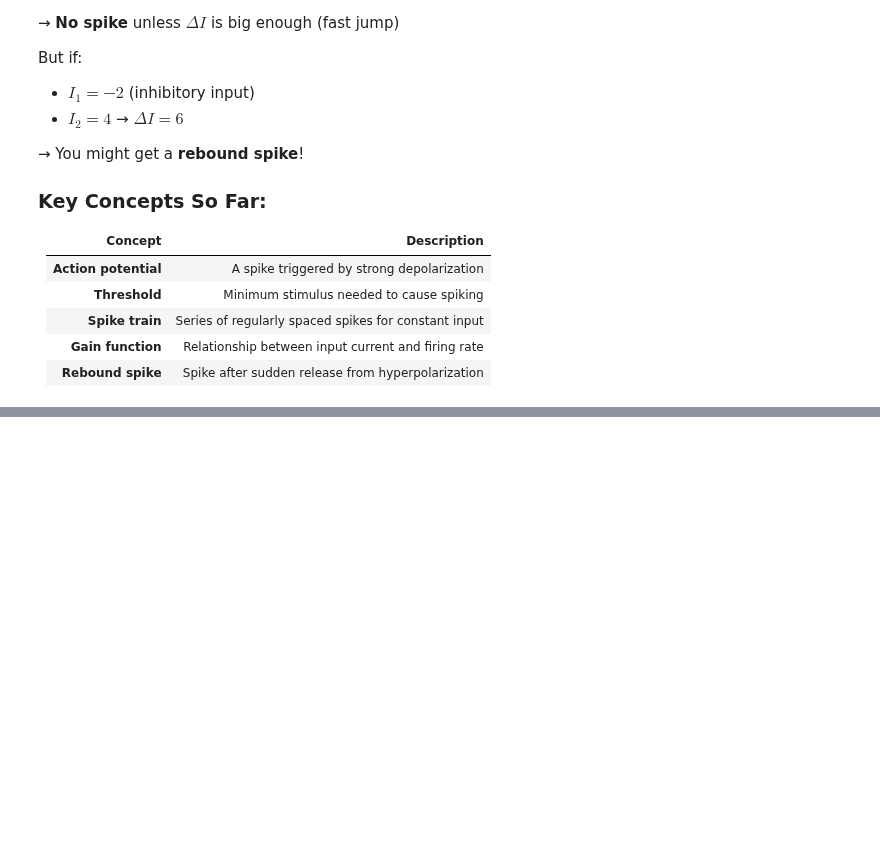
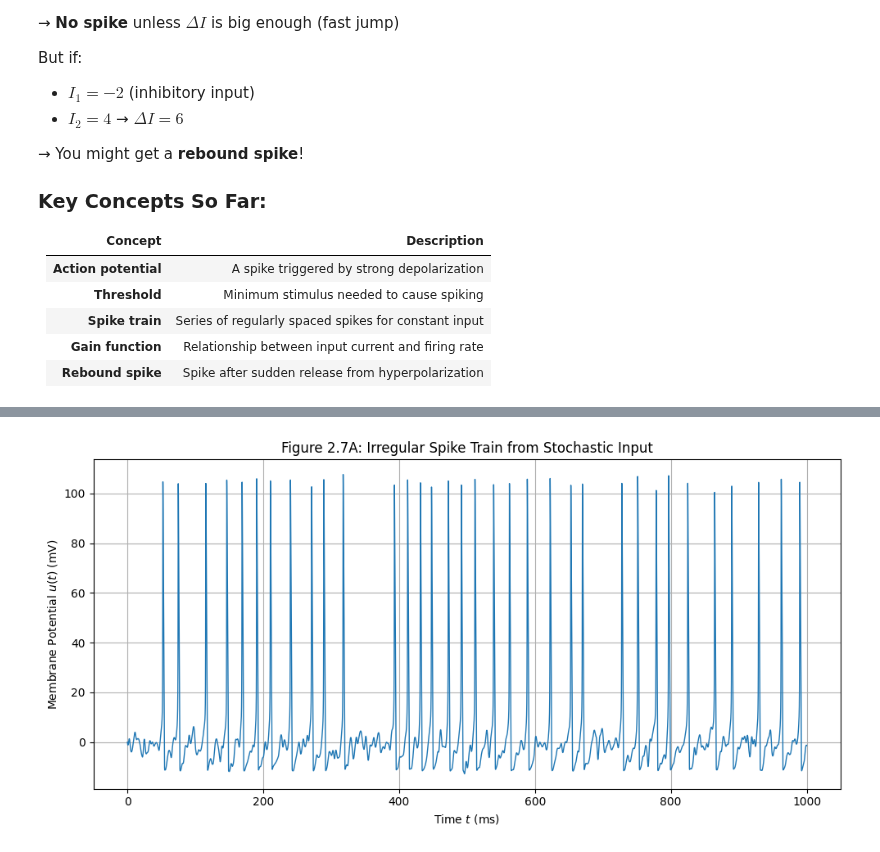
Before and after one commit to dvoils/neural-network-experiments, a Jupyter notebook: hodgkin_huxley.ipynb, the cells around one changed output, grey strips where cells are left out. Saved outputs shown, nothing was run; the diff lists cells and outputs as text; code cells hidden in the pictures; blank space fills up the shorter version.

```diff
--- a/hodgkin_huxley.ipynb
+++ b/hodgkin_huxley.ipynb
@@ -828,3 +826,78 @@ Two key reasons a neuron may **not spike again immediately** after one spike:
   1. **Voltage undershoot** (hyperpolarization)
   2. **Temporary inactivation of Na⁺ channels**
 * This defines a **minimum inter-spike interval** and limits firing frequency
+# %%
+import numpy as np
+import matplotlib.pyplot as plt
+
+# Hodgkin-Huxley model parameters
+C_m = 1.0  # membrane capacitance, uF/cm^2
+g_Na = 120.0  # maximum conductances, mS/cm^2
+g_K = 36.0
+g_L = 0.3
+E_Na = 115.0  # reversal potentials, mV
+E_K = -12.0
+E_L = 10.6
+
+# Time parameters
+dt = 0.01  # ms
+T = 1000.0  # total time to simulate (ms)
+time = np.arange(0, T + dt, dt)
+
+# Stimulus: time-varying current based on Gaussian noise and interpolation
+stim_step = 2.0  # ms
+stim_times = np.arange(0, T + stim_step, stim_step)
+stim_values = np.random.normal(0, 3.0, len(stim_times))
+I = np.interp(time, stim_times, stim_values)
+
+# Gating kinetics
+def alpha_m(u): return (2.5 - 0.1 * u) / (np.exp(2.5 - 0.1 * u) - 1)
+def beta_m(u): return 4.0 * np.exp(-u / 18)
+def alpha_h(u): return 0.07 * np.exp(-u / 20)
+def beta_h(u): return 1 / (np.exp(3.0 - 0.1 * u) + 1)
+def alpha_n(u): return (0.1 - 0.01 * u) / (np.exp(1 - 0.1 * u) - 1)
+def beta_n(u): return 0.125 * np.exp(-u / 80)
+
+# Initialize state variables
+u = np.zeros_like(time)
+m = np.zeros_like(time)
+h = np.zeros_like(time)
+n = np.zeros_like(time)
+
+u[0] = 0.0  # mV
+m[0] = alpha_m(u[0]) / (alpha_m(u[0]) + beta_m(u[0]))
+h[0] = alpha_h(u[0]) / (alpha_h(u[0]) + beta_h(u[0]))
+n[0] = alpha_n(u[0]) / (alpha_n(u[0]) + beta_n(u[0]))
+
+# Simulate HH model
+for i in range(1, len(time)):
+    V = u[i - 1]
+    a_m = alpha_m(V)
+    b_m = beta_m(V)
+    a_h = alpha_h(V)
+    b_h = beta_h(V)
+    a_n = alpha_n(V)
+    b_n = beta_n(V)
+
+    m[i] = m[i - 1] + dt * (a_m * (1 - m[i - 1]) - b_m * m[i - 1])
+    h[i] = h[i - 1] + dt * (a_h * (1 - h[i - 1]) - b_h * h[i - 1])
+    n[i] = n[i - 1] + dt * (a_n * (1 - n[i - 1]) - b_n * n[i - 1])
+
+    I_Na = g_Na * m[i] ** 3 * h[i] * (V - E_Na)
+    I_K = g_K * n[i] ** 4 * (V - E_K)
+    I_L = g_L * (V - E_L)
+
+    du = (I[i] - I_Na - I_K - I_L) / C_m
+    u[i] = u[i - 1] + dt * du
+
+# Plot Figure 2.7A reproduction
+plt.figure(figsize=(10, 5))
+plt.plot(time, u, lw=1)
+plt.title("Irregular Spike Train from Stochastic Input")
+plt.xlabel("Time $t$ (ms)")
+plt.ylabel("Membrane Potential $u(t)$ (mV)")
+plt.grid(True)
+plt.tight_layout()
+plt.show()
+# %% [output]
+[figure, added]
```
Also changed, not shown: parts of 1 cell of this notebook.
